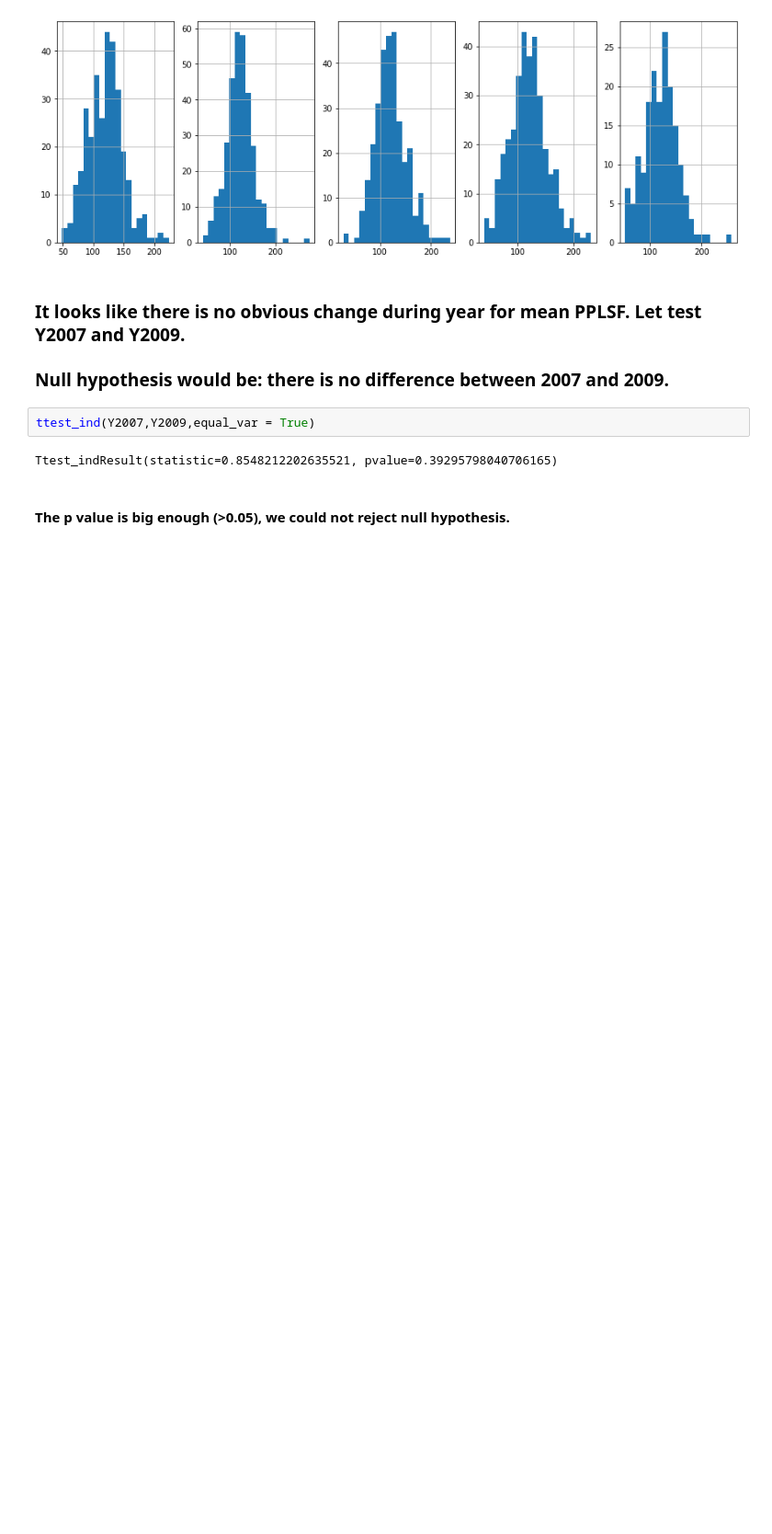
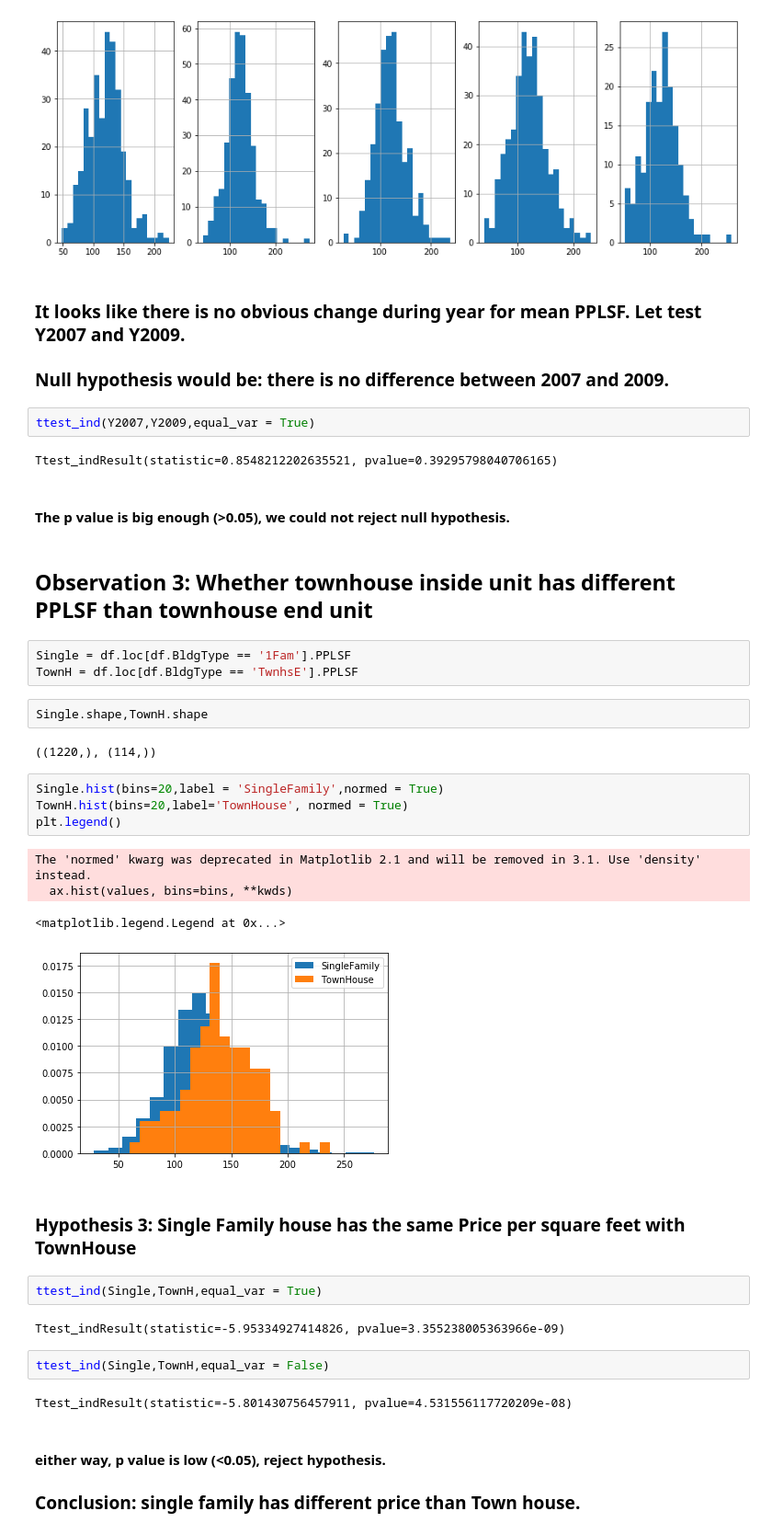
Before and after one commit to Shunling/CapstoneProjects, a Jupyter notebook: HousePriceRegression/Shirley_HousePriceRegression_Statistical_Analysis.ipynb, the cells around one changed output. Shown at 92% size. Saved outputs shown, nothing was run; the diff lists cells and outputs as text; blank space fills up the shorter version.

```diff
--- a/HousePriceRegression/Shirley_HousePriceRegression_Statistical_Analysis.ipynb
+++ b/HousePriceRegression/Shirley_HousePriceRegression_Statistical_Analysis.ipynb
@@ -147,3 +147,34 @@ ttest_ind(Y2007,Y2009,equal_var = True)
 Ttest_indResult(statistic=0.8548212202635521, pvalue=0.39295798040706165)
 # %% [markdown]
 #### The p value is big enough (>0.05), we could not reject null hypothesis.
+# %% [markdown]
+## Observation 3: Whether townhouse inside unit has different PPLSF than townhouse end unit
+# %%
+Single = df.loc[df.BldgType == '1Fam'].PPLSF
+TownH = df.loc[df.BldgType == 'TwnhsE'].PPLSF
+# %%
+Single.shape,TownH.shape
+# %% [output]
+((1220,), (114,))
+# %%
+Single.hist(bins=20,label = 'SingleFamily',normed = True)
+TownH.hist(bins=20,label='TownHouse', normed = True)
+plt.legend()
+# %% [output]
+The 'normed' kwarg was deprecated in Matplotlib 2.1 and will be removed in 3.1. Use 'density' instead.
+  ax.hist(values, bins=bins, **kwds)
+<matplotlib.legend.Legend at 0x...>
+[figure, added]
+# %% [markdown]
+### Hypothesis 3: Single Family house has the same Price per square feet with TownHouse
+# %%
+ttest_ind(Single,TownH,equal_var = True)
+# %% [output]
+Ttest_indResult(statistic=-5.95334927414826, pvalue=3.355238005363966e-09)
+# %%
+ttest_ind(Single,TownH,equal_var = False)
+# %% [output]
+Ttest_indResult(statistic=-5.801430756457911, pvalue=4.531556117720209e-08)
+# %% [markdown]
+#### either way, p value is low (<0.05), reject hypothesis.
+### Conclusion: single family has different price than Town house.
```
